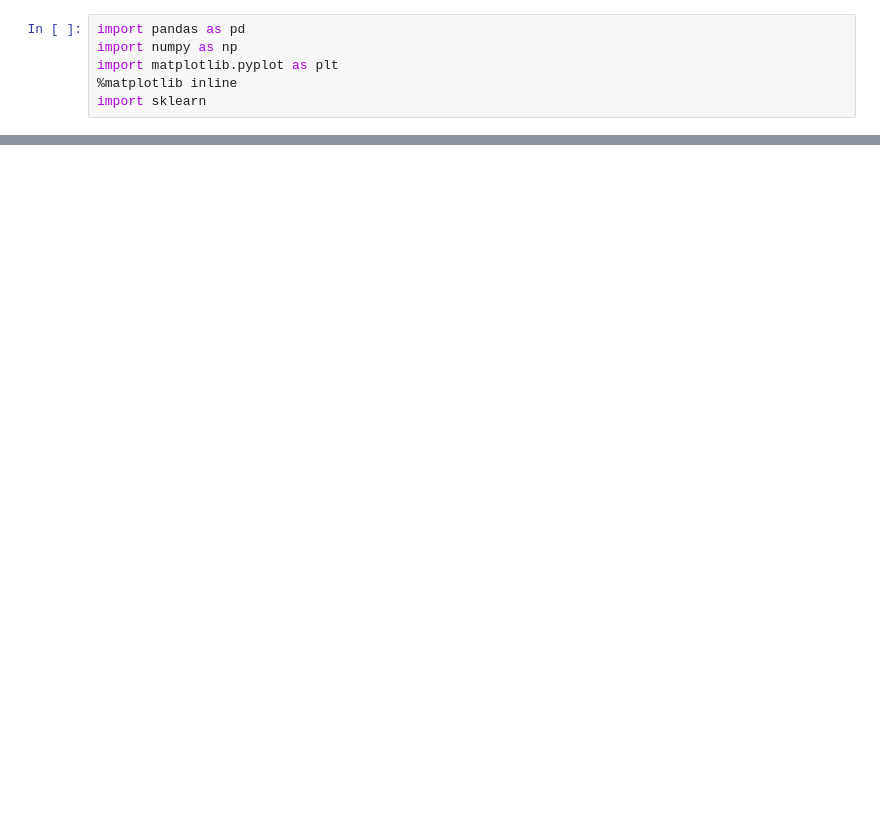
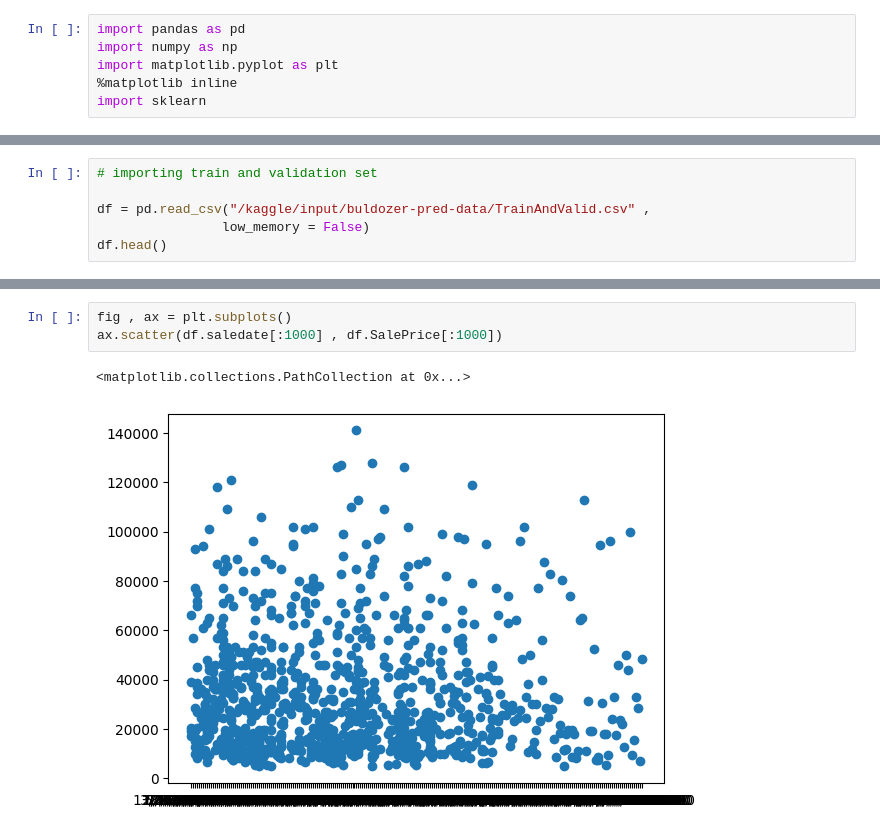
Before and after one commit to amankr2301/Buldozer_price_prediction, a Jupyter notebook: buldozer-price-prediction.ipynb, the cells around one changed output, grey strips where cells are left out. Drawn from its saved outputs; the diff is of its cells as text; blank space fills up the shorter version.

Commit message:
Kaggle Notebook | Buldozer_price_prediction | Buldozer_price_prediction

```diff
--- a/buldozer-price-prediction.ipynb
+++ b/buldozer-price-prediction.ipynb
@@ -36,0 +80,6 @@ import sklearn
+# %%
+# importing train and validation set
+
+df = pd.read_csv("/kaggle/input/buldozer-pred-data/TrainAndValid.csv" ,
+                low_memory = False)
+df.head()
@@ -36,0 +131,6 @@ import sklearn
+# %%
+fig , ax = plt.subplots()
+ax.scatter(df.saledate[:1000] , df.SalePrice[:1000])
+# %% [output]
+<matplotlib.collections.PathCollection at 0x...>
+[figure, added]
```
Also changed, not shown: parts of 29 cells of this notebook.
